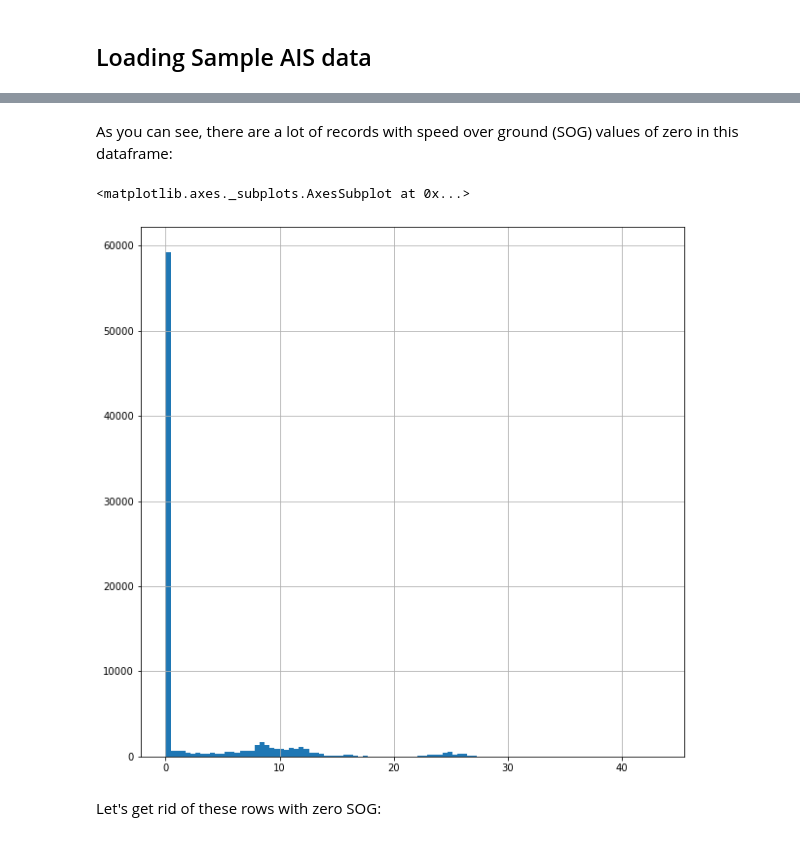
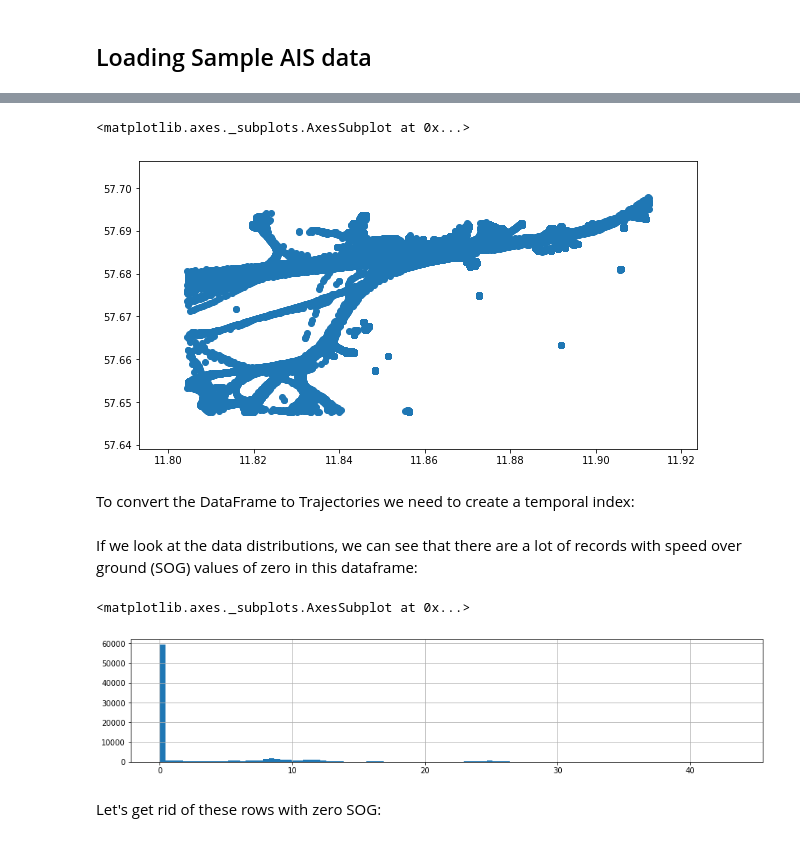
Before and after one commit to movingpandas/movingpandas, a Jupyter notebook: 1_ship_data_analysis.ipynb, the cells around one changed output, grey strips where cells are left out. Saved outputs shown, nothing was run; the diff lists cells and outputs as text; code cells hidden in the pictures.

```diff
--- a/1_ship_data_analysis.ipynb
+++ b/1_ship_data_analysis.ipynb
@@ -50,9 +50,7 @@ Wall time: 837 ms
 # %%
 # Loading geodata ...
 t_start = datetime.now()
-df = read_file('demo/demo_ais.gpkg')
+df = read_file('demo/demodata_ais.gpkg')
 wgs84 = df.crs
-df['t'] = pd.to_datetime(df['Timestamp'], format='%d/%m/%Y %H:%M:%S')
-df = df.set_index('t')
 print("Finished reading {} rows in {}".format(len(df),datetime.now() - t_start))
 # %% [output]
@@ -71,0 +69,7 @@ df.head()
+# %%
+df.plot()
+# %% [output]
+<matplotlib.axes._subplots.AxesSubplot at 0x...>
+[figure, added]
+# %% [markdown]
+To convert the DataFrame to Trajectories we need to create a temporal index:
@@ -72,10 +79,10 @@ df.head()
 # %% [markdown]
-As you can see, there are a lot of records with speed over ground (SOG) values of zero in this dataframe:
+If we look at the data distributions, we can see that there are a lot of records with speed over ground (SOG) values of zero in this dataframe:
 # %%
-df['SOG'].hist(bins=100)
+df['SOG'].hist(bins=100, figsize=(15,3))
 # %% [output]
 <matplotlib.axes._subplots.AxesSubplot at 0x...>
-[figure, old version]
+[figure, new version]
 # %% [markdown]
 Let's get rid of these rows with zero SOG:
 # %%
```
Also changed, not shown: parts of 12 cells of this notebook, 7 other files.
